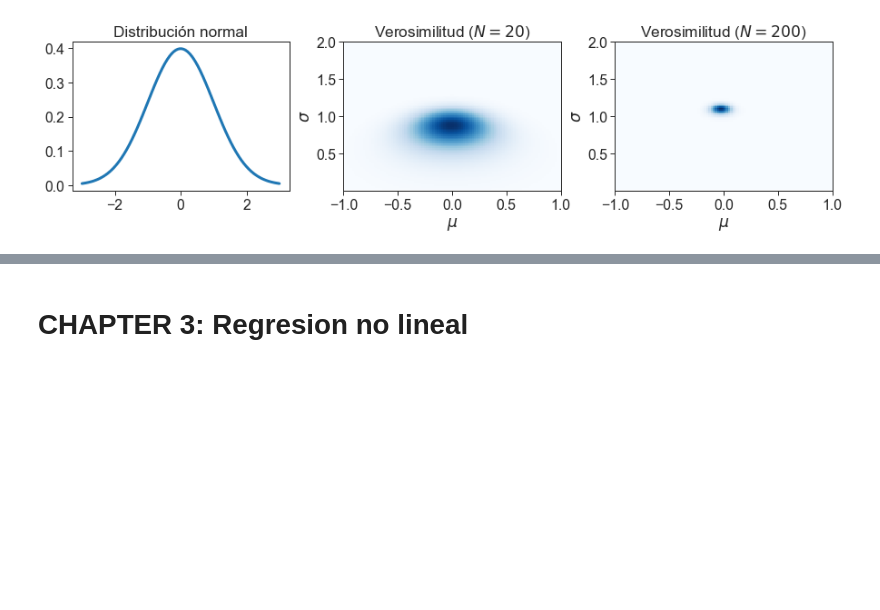
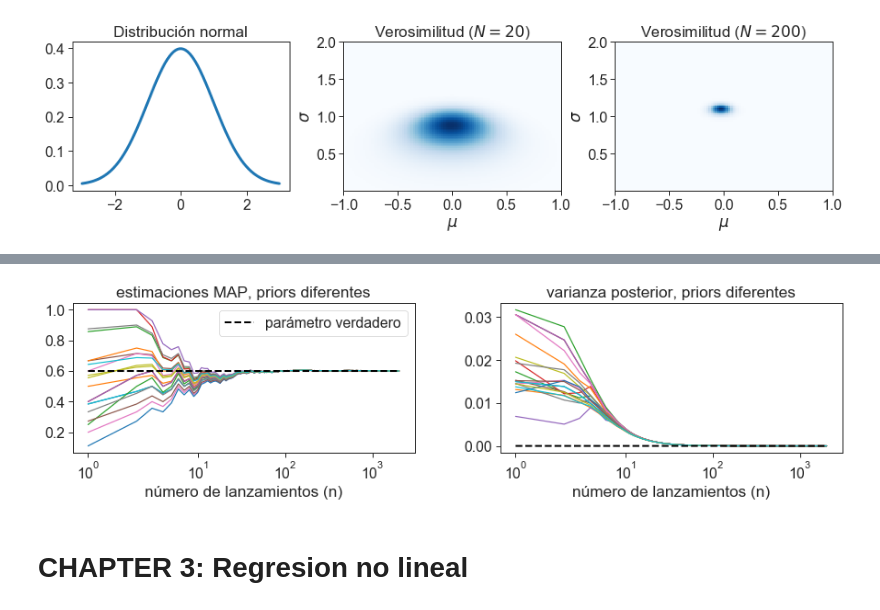
Before and after one commit to GAMES-UChile/Curso-Aprendizaje-de-Maquinas, a Jupyter notebook: Figuras.ipynb, the cells around one changed output, grey strips where cells are left out. Drawn from its saved outputs; the diff is of its cells as text; code cells hidden in the pictures; blank space fills up the shorter version.

Commit message:
maximum a posteriori

```diff
--- a/Figuras.ipynb
+++ b/Figuras.ipynb
@@ -486,3 +493,44 @@ if savefigs: plt.savefig(out_path + prefix + f'bayesian_binomial.pdf', bbox_inch
+# %%
+theta_true = .6  # number of trials, probability of each trial
+n_priors = 20
+thetas = np.linspace(0,1,100)
+prior_betas = np.random.randint(1,10,(2,n_priors))
+posterior_betas = prior_betas
+
+f, ax = plt.subplots(1, 2, gridspec_kw={'hspace': 0, 'wspace': .25},figsize=(15,3))
+
+
+n=10
+trials = range(1,2000)
+n_trials = len(trials)
+modes = np.zeros((n_priors,n_trials))
+var = np.zeros((n_priors,n_trials))
+
+for i in range(n_trials):
+    n = trials[i]
+    k = np.random.binomial(n, theta_true) #data
+    posterior_betas [0,:] = prior_betas [0,:] + k
+    posterior_betas [1,:] = prior_betas [1,:] + n - k
+    modes[:,i] = (posterior_betas [0,:] - 1) / (posterior_betas [0,:] + posterior_betas [1,:] - 2)
+    var[:,i] = posterior_betas [0,:]*posterior_betas [1,:]/((posterior_betas [0,:] + posterior_betas [1,:])**2*(posterior_betas [0,:] + posterior_betas [1,:] + 1))
+
+ax[0].set_title('estimaciones MAP, priors diferentes')
+ax[0].plot(trials,modes.T);
+ax[0].plot(trials,np.ones(n_trials)*theta_true,  '--k', lw = 2,label = 'parámetro verdadero');
+ax[0].legend()
+ax[0].set_xscale('symlog')
+ax[0].set_xlabel('número de lanzamientos (n)')
+
+
+ax[1].set_title('varianza posterior, priors diferentes')
+ax[1].plot(trials,var.T);
+ax[1].plot(trials,np.ones(n_trials)*0,  '--k', lw = 2,label = 'parámetro verdadero');
+ax[1].set_xscale('symlog')
+ax[1].set_xlabel('número de lanzamientos (n)');
+
+if savefigs: plt.savefig(out_path + prefix + f'bayesian_binomial_MAP.pdf', bbox_inches='tight')
+# %% [output]
+[figure, added]
 # %% [markdown]
 # CHAPTER 3: Regresion no lineal
 # %%
```
Also changed, not shown: parts of 3 cells of this notebook, 4 other files.
